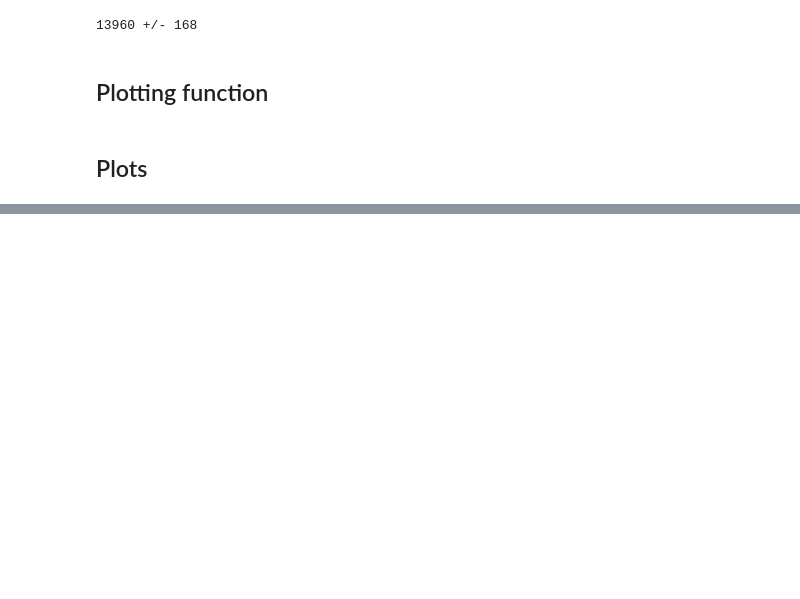
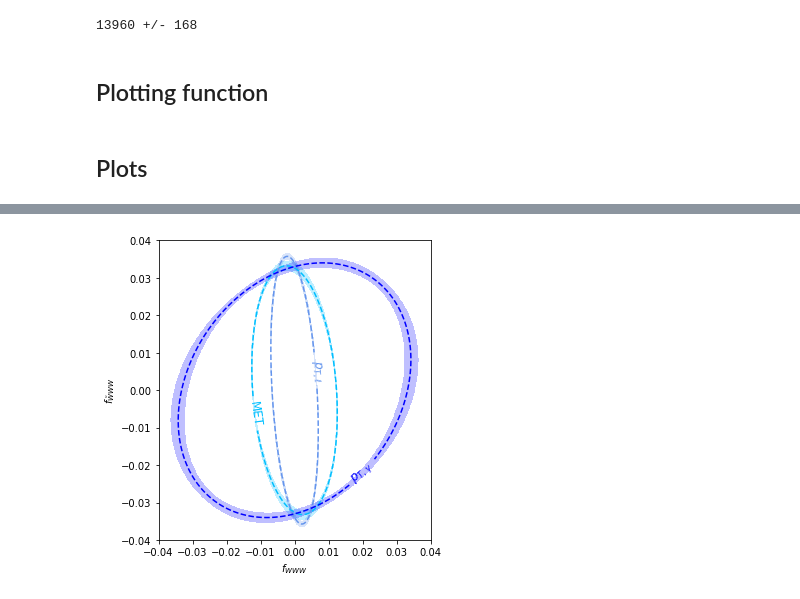
Before and after one commit to dlvp/diboson_mining, a Jupyter notebook: notebooks/wgamma/08a_plot_fisher_information.ipynb, the cells around one changed output, grey strips where cells are left out. Cells and saved outputs as stored; diff of their text form; code cells hidden in the pictures; blank space fills up the shorter version.

```diff
--- a/notebooks/wgamma/08a_plot_fisher_information.ipynb
+++ b/notebooks/wgamma/08a_plot_fisher_information.ipynb
@@ -178,7 +184,9 @@ plt.savefig("../../figures/wgamma/information_wgamma_angles.pdf")
 # %%
-fig = make_plot('', xmax=0.05, indices=[5,6,7])
+fig = make_plot('', xmax=0.04, indices=[5,6,7])
 
 plt.savefig("../../figures/wgamma/information_wgamma_energies.pdf")
+# %% [output]
+[figure, added]
 # %%
 fig = make_plot('', xmax=10., indices=[1])
 
```
Also changed, not shown: parts of 7 cells of this notebook, 7 other files.
